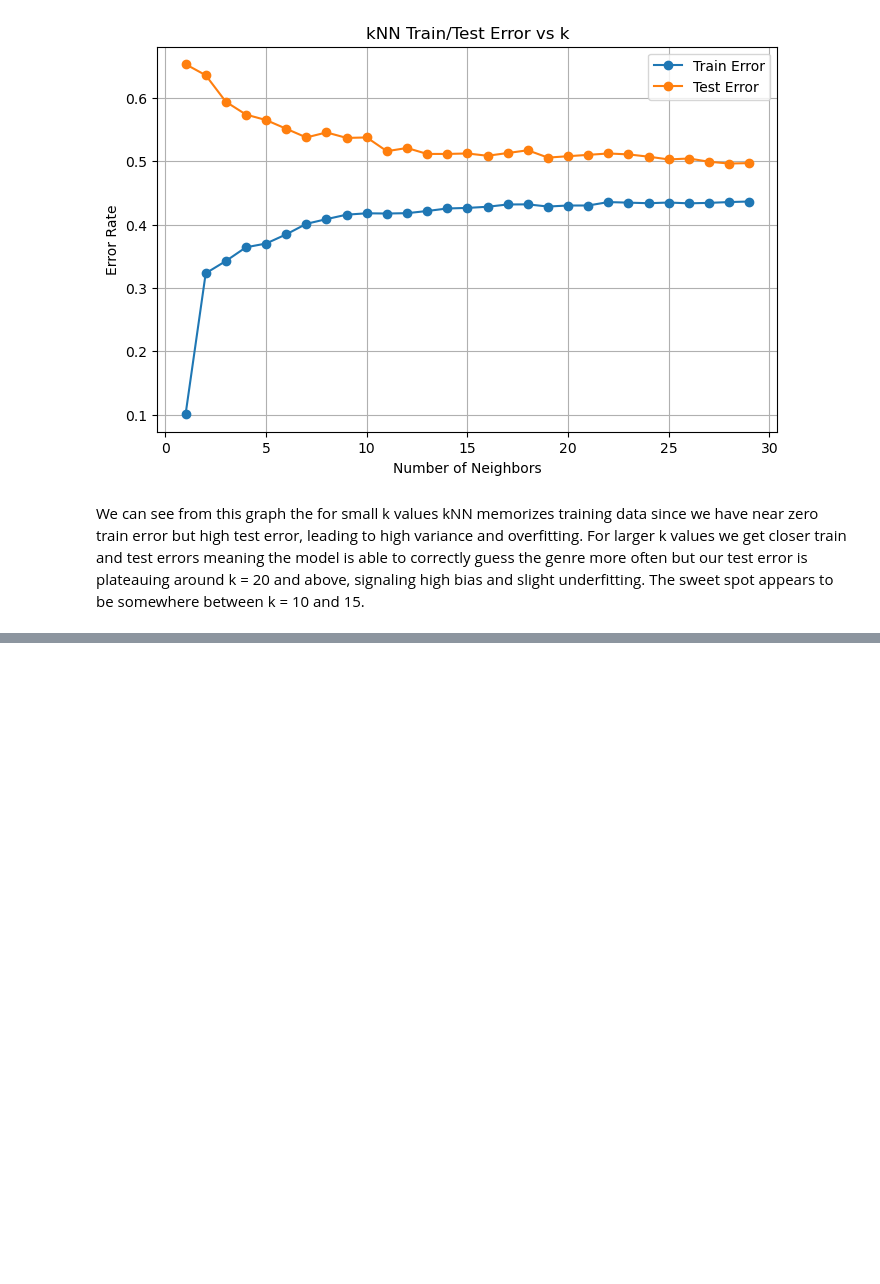
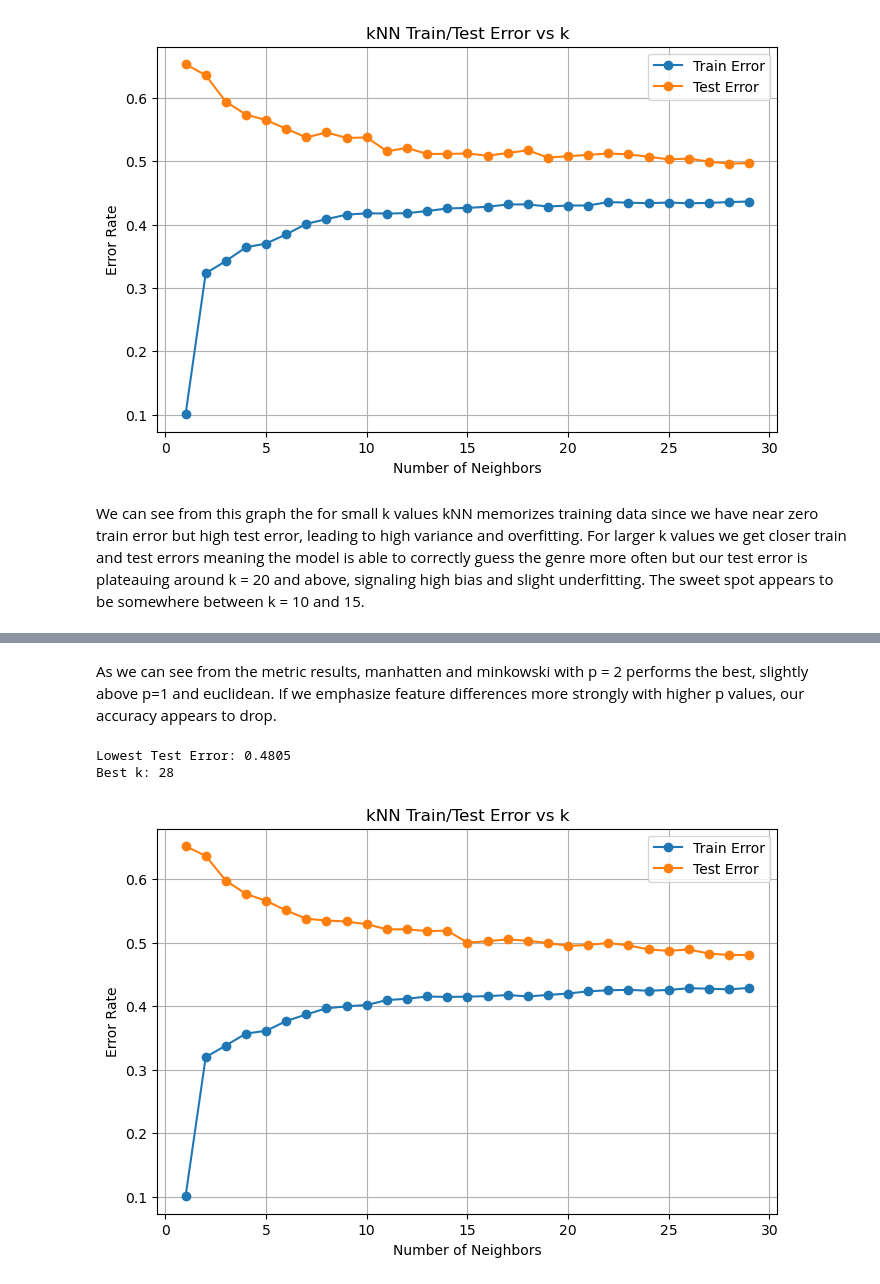
Before and after one commit to cooogus/ECS-171_Research_Project, a Jupyter notebook: models/kNN.ipynb, the cells around one changed output, grey strips where cells are left out. Saved outputs shown, nothing was run; the diff lists cells and outputs as text; code cells hidden in the pictures; blank space fills up the shorter version.

Commit message:
Testing diff distance metrics and results

```diff
--- a/models/kNN.ipynb
+++ b/models/kNN.ipynb
@@ -117,0 +174,46 @@ We can see from this graph the for small k values kNN memorizes training data si
+# %% [markdown]
+As we can see from the metric results, manhatten and minkowski with p = 2 performs the best, slightly above p=1 and euclidean. If we emphasize feature differences more strongly with higher p values, our accuracy appears to drop.
+# %%
+k_values = range(1, 30)
+
+train_errors = []
+test_errors = []
+
+for k in k_values:
+    knn = KNeighborsClassifier(
+        n_neighbors=k,
+        metric='manhattan'
+        )
+    knn.fit(X_train, y_train)
+
+    train_pred = knn.predict(X_train)
+    test_pred = knn.predict(X_test)
+
+    train_error = 1 - accuracy_score(y_train, train_pred)
+    test_error = 1 - accuracy_score(y_test, test_pred)
+
+    train_errors.append(train_error)
+    test_errors.append(test_error)
+
+plt.figure(figsize=(8, 5))
+plt.plot(k_values, train_errors, marker='o', label='Train Error')
+plt.plot(k_values, test_errors, marker='o', label='Test Error')
+
+plt.title("kNN Train/Test Error vs k")
+plt.xlabel("Number of Neighbors")
+plt.ylabel("Error Rate")
+plt.legend()
+plt.grid(True)
+
+lowest_error = min(test_errors)
+
+best_k = k_values[test_errors.index(lowest_error)]
+
+print(f"Lowest Test Error: {lowest_error:.4f}")
+print(f"Best k: {best_k}")
+
+plt.show()
+# %% [output]
+Lowest Test Error: 0.4805
+Best k: 28
+[figure, added]
```
Also changed, not shown: parts of 5 cells of this notebook.
